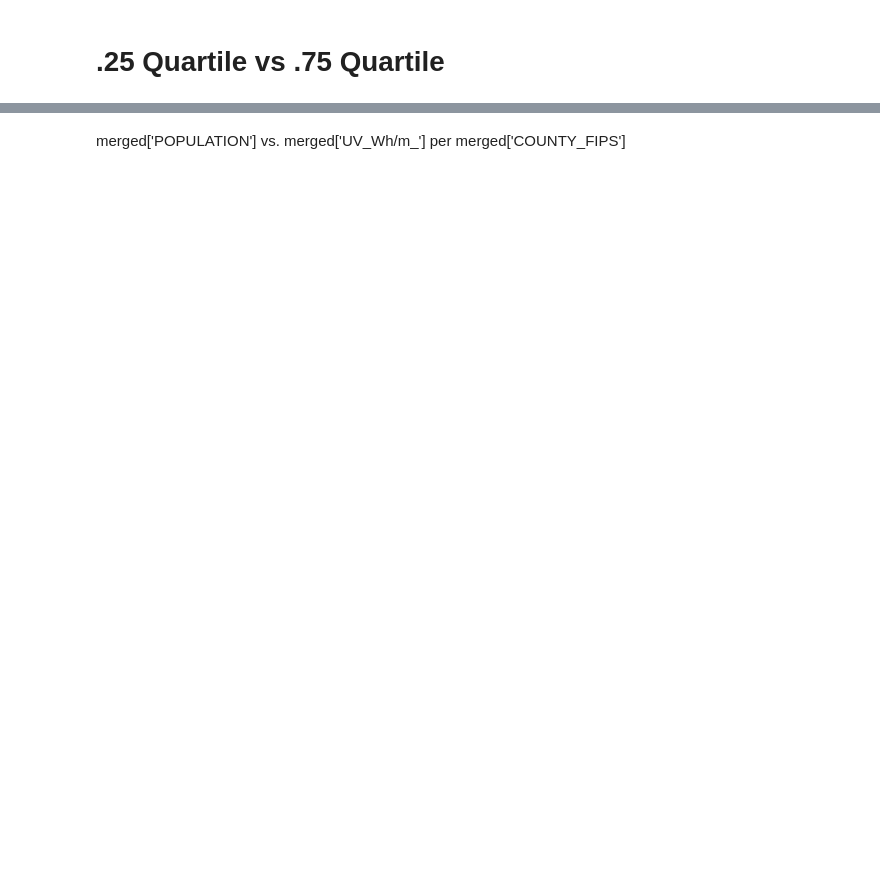
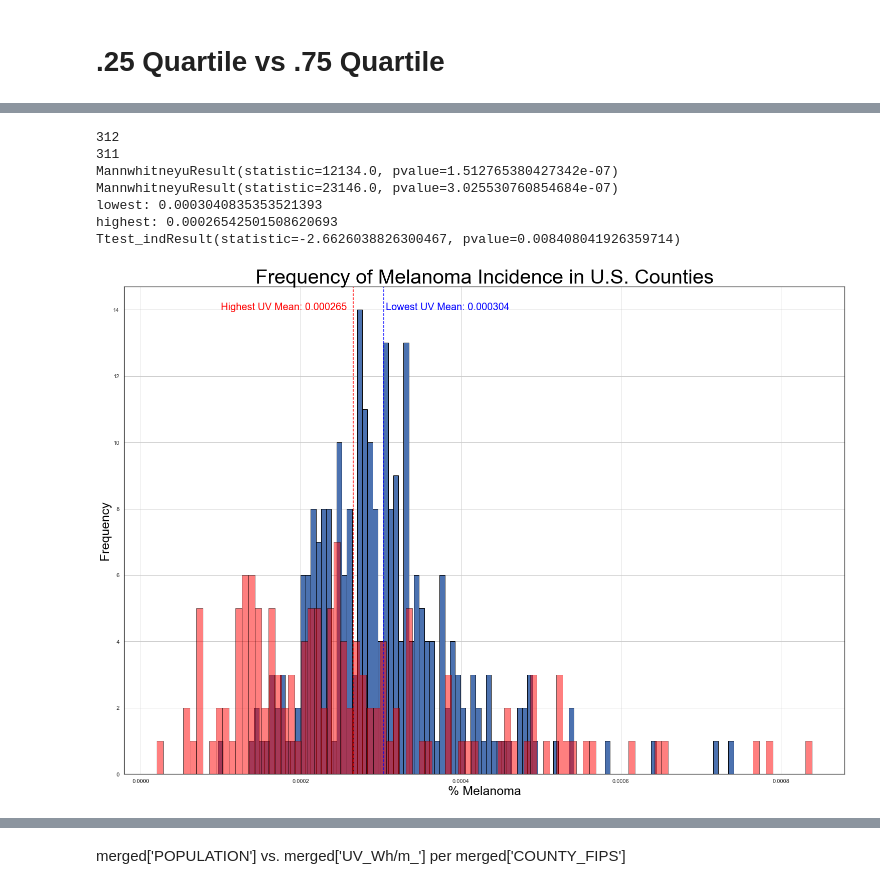
Before and after one commit to bitchin-ginger/U.S._CANCER_ANALYSIS, a Jupyter notebook: U.S. Cancer Statistics.ipynb, the cells around one changed output, grey strips where cells are left out. Saved outputs shown, nothing was run; the diff lists cells and outputs as text; code cells hidden in the pictures; blank space fills up the shorter version.

```diff
--- a/U.S. Cancer Statistics.ipynb
+++ b/U.S. Cancer Statistics.ipynb
@@ -406,0 +276,54 @@ plt.tight_layout()
+# %%
+top_q = UV["UV_ Wh/m_"].quantile(.9)
+bottom_q = UV["UV_ Wh/m_"].quantile(.1)
+
+Highest_UV_Counties = UV[UV["UV_ Wh/m_"] >= top_q]
+Lowest_UV_Counties = UV[UV["UV_ Wh/m_"] < bottom_q]
+
+print(len(Highest_UV_Counties))
+print(len(Lowest_UV_Counties))
+
+lowest_merged = totals.merge(Lowest_UV_Counties, left_on='COUNTY_FIPS', right_on='COUNTY_FIPS', how='inner')
+# merged.drop(['FIPS','AGE_ADJUSTED_CI_UPPER', 'COUNT', 'AGE_ADJUSTED_CI_LOWER','AGE_ADJUSTED_RATE', 'CRUDE_CI_LOWER', 'CRUDE_CI_UPPER', 'CRUDE_RATE'], axis = 1, inplace = True)
+lowest = np.array(lowest_merged['% Melanoma'])
+
+highest_merged = totals.merge(Highest_UV_Counties, left_on='COUNTY_FIPS', right_on='COUNTY_FIPS', how='inner')
+# # merged.drop(['AGE_ADJUSTED_CI_UPPER', 'COUNT', 'AGE_ADJUSTED_CI_LOWER','AGE_ADJUSTED_RATE', 'CRUDE_CI_LOWER', 'CRUDE_CI_UPPER', 'CRUDE_RATE'], axis = 1, inplace = True)
+highest = np.array(highest_merged['% Melanoma'])
+
+# highest_merged['% Melanoma'].hist(bins = 100, color = 'red', alpha = 1)
+# lowest_merged['% Melanoma'].hist(bins = 100, color = 'blue', alpha = 0.4)
+
+res = stats.mannwhitneyu(highest, lowest, alternative = 'less')
+print(res)
+
+res = stats.mannwhitneyu(lowest, highest, alternative = 'two-sided')
+print(res)
+
+
+print("lowest:", lowest.mean()) # higher rate of melanoma in low UV
+print("highest:", highest.mean()) # lower rate of melanoma in high UV
+
+print(stats.ttest_ind(highest, lowest, equal_var = False))
+fig, ax = plt.subplots(figsize=(21,15))
+ax.hist(lowest, bins = 100, edgecolor='black')
+ax.hist(highest, bins = 100, color = 'red', alpha = 0.5, edgecolor='black')
+
+ax.set_xlabel('% Melanoma', size=25, color='black')
+ax.set_ylabel('Frequency', size=25, color='black')
+ax.set_title('Frequency of Melanoma Incidence in U.S. Counties', size=40, color='black')
+ax.axvline(highest.mean(), color='red',  linestyle='--')
+ax.axvline(lowest.mean(), color='blue',  linestyle='--')
+ax.text(.0001, 14, 'Highest UV Mean: 0.000265', color='red', size=20,)
+ax.text(lower.mean() + .00001, 14, 'Lowest UV Mean: 0.000304' , color='blue', size=20)
+ax.grid()
+plt.tight_layout()
+# %% [output]
+312
+311
+MannwhitneyuResult(statistic=12134.0, pvalue=1.512765380427342e-07)
+MannwhitneyuResult(statistic=23146.0, pvalue=3.025530760854684e-07)
+lowest: 0.0003040835353521393
+highest: 0.00026542501508620693
+Ttest_indResult(statistic=-2.6626038826300467, pvalue=0.008408041926359714)
+[figure, added]
```
Also changed, not shown: parts of 44 cells of this notebook.
